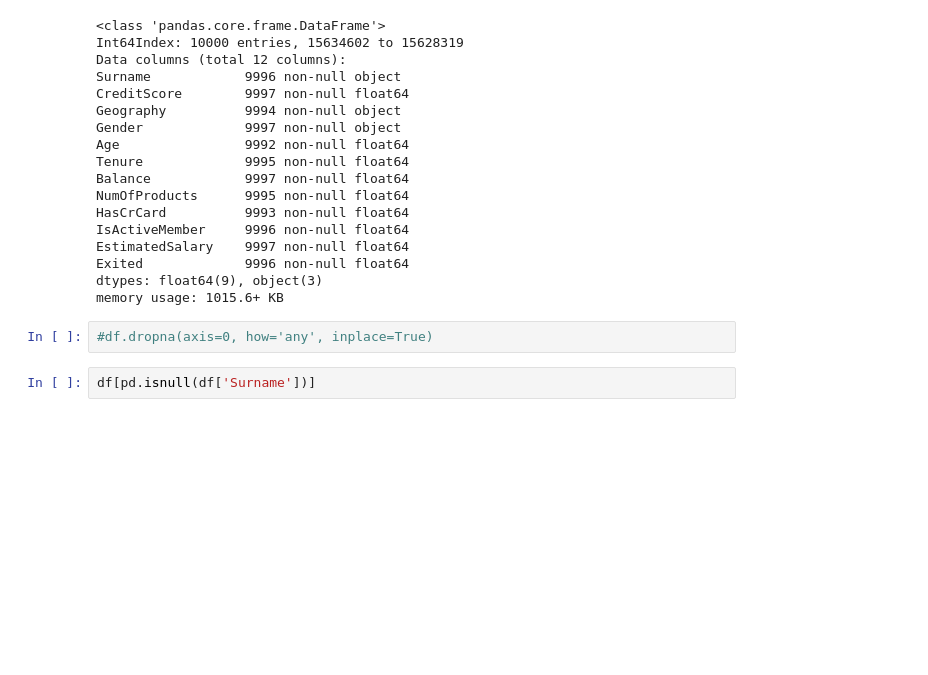
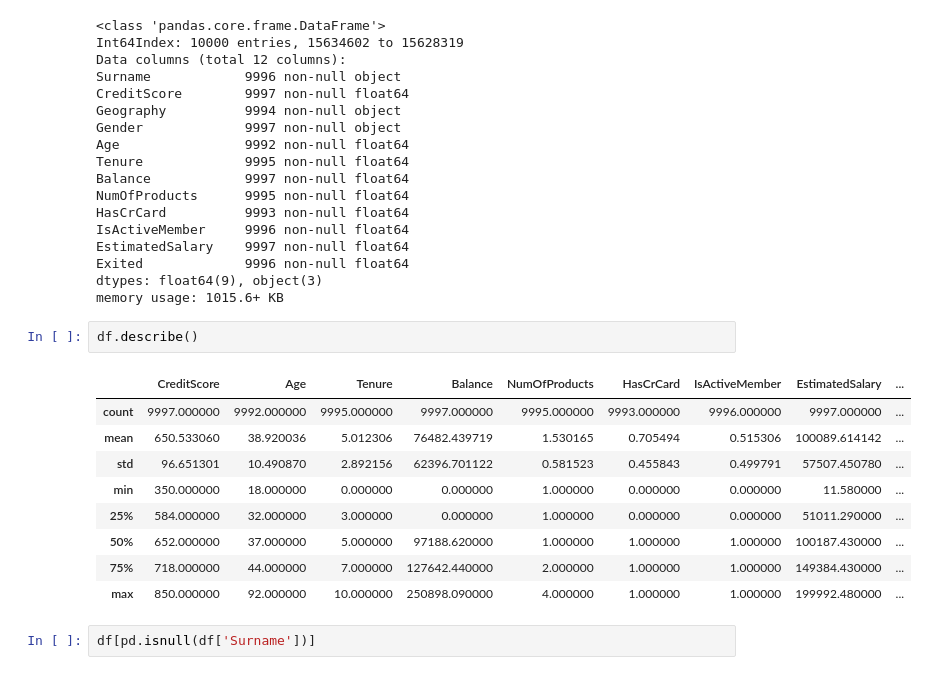
Before and after one commit to vaibhagarwal/Projects, a Jupyter notebook: CapstoneProject/Capstone_Project_1.ipynb, the cells around one changed output. Saved outputs shown, nothing was run; the diff lists cells and outputs as text; blank space fills up the shorter version.

```diff
--- a/CapstoneProject/Capstone_Project_1.ipynb
+++ b/CapstoneProject/Capstone_Project_1.ipynb
@@ -106,8 +107,18 @@ EstimatedSalary    9997 non-null float64
 Exited             9996 non-null float64
 dtypes: float64(9), object(3)
 memory usage: 1015.6+ KB
-# %%
-#df.dropna(axis=0, how='any', inplace=True)
+# %%
+df.describe()
+# %% [output]
+|  | CreditScore | Age | Tenure | Balance | NumOfProducts | HasCrCard | IsActiveMember | EstimatedSalary | ... |
+| count | 9997.000000 | 9992.000000 | 9995.000000 | 9997.000000 | 9995.000000 | 9993.000000 | 9996.000000 | 9997.000000 | ... |
+| mean | 650.533060 | 38.920036 | 5.012306 | 76482.439719 | 1.530165 | 0.705494 | 0.515306 | 100089.614142 | ... |
+| std | 96.651301 | 10.490870 | 2.892156 | 62396.701122 | 0.581523 | 0.455843 | 0.499791 | 57507.450780 | ... |
+| min | 350.000000 | 18.000000 | 0.000000 | 0.000000 | 1.000000 | 0.000000 | 0.000000 | 11.580000 | ... |
+| 25% | 584.000000 | 32.000000 | 3.000000 | 0.000000 | 1.000000 | 0.000000 | 0.000000 | 51011.290000 | ... |
+| 50% | 652.000000 | 37.000000 | 5.000000 | 97188.620000 | 1.000000 | 1.000000 | 1.000000 | 100187.430000 | ... |
+| 75% | 718.000000 | 44.000000 | 7.000000 | 127642.440000 | 2.000000 | 1.000000 | 1.000000 | 149384.430000 | ... |
+| max | 850.000000 | 92.000000 | 10.000000 | 250898.090000 | 4.000000 | 1.000000 | 1.000000 | 199992.480000 | ... |
 # %%
 df[pd.isnull(df['Surname'])]
 # %% [output]
```
Also changed, not shown: parts of 62 cells of this notebook.
